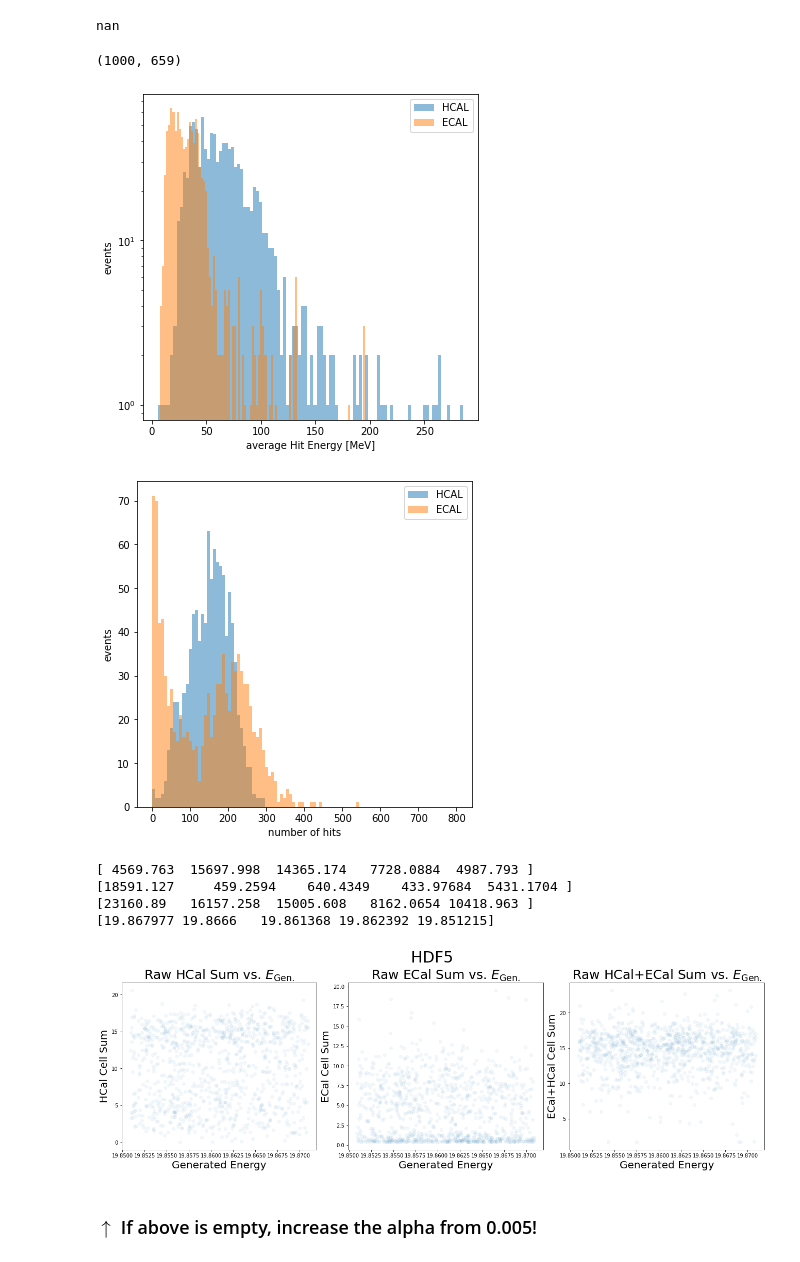
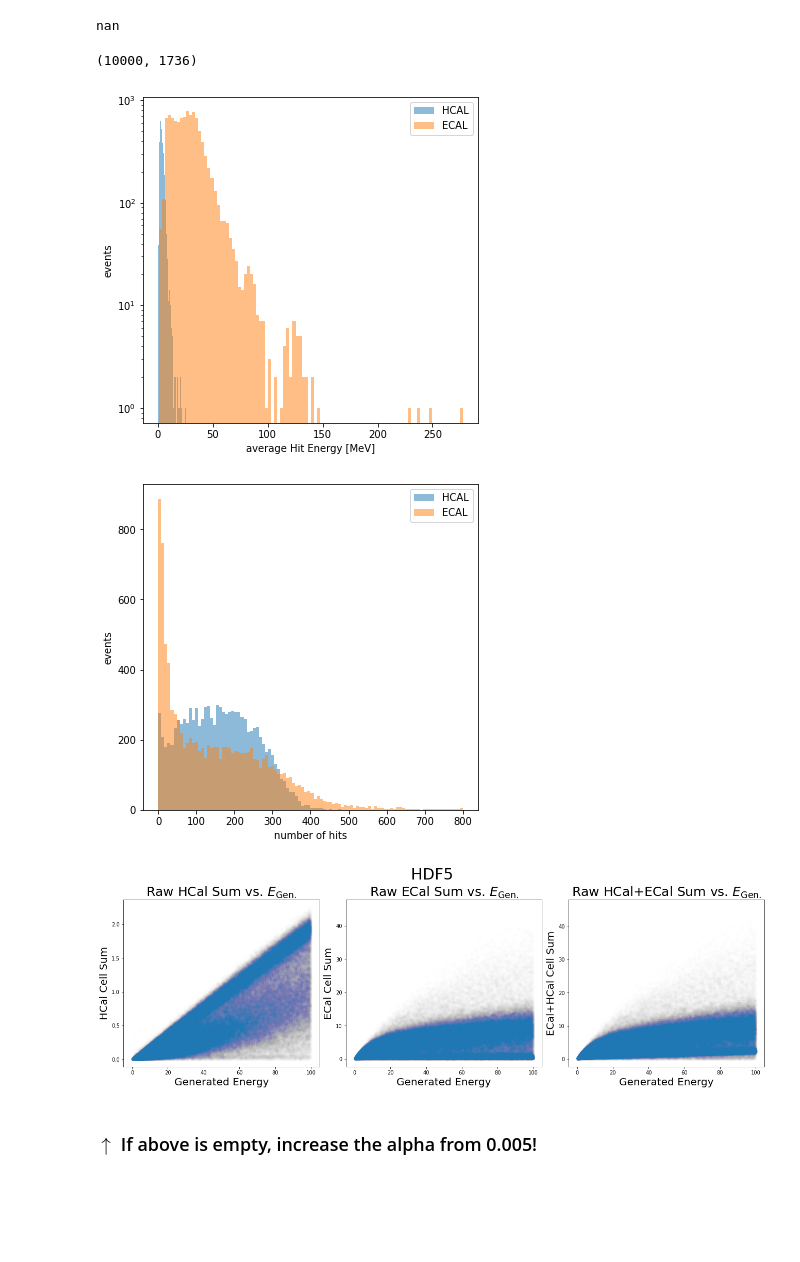
Before and after one commit to eiccodesign/regressiononly, a Jupyter notebook: H5_hitQA.ipynb, the cells around one changed output. Saved outputs shown, nothing was run; the diff lists cells and outputs as text; code cells hidden in the pictures; blank space fills up the shorter version.

```diff
--- a/H5_hitQA.ipynb
+++ b/H5_hitQA.ipynb
@@ -35,9 +35,9 @@ display_html(df1_styler._repr_html_()+df2_styler._repr_html_(), raw=True)
 # %% [markdown]
 ## Get data
 # %%
-filename = 'rec_piplus_1k.hdf5'
-#filename = 'rec_pionplus_300k.hdf5'
-#filename = 'rec_pionplus_vartheta.hdf5'
+#filename = 'rec_piplus_1k.hdf5'
+filename = 'rec_pionplus_300k.hdf5'
+#filename = 'no_Nhits_cut_300k.hdf5'
 h5_file = h5.File(filename,'r')
 print(list(h5_file.keys()))
 
@@ -238,7 +226,7 @@ for i,event in enumerate(ecal_E):
 #print('total ECAL energy[MeV]' , ECAL_total)
 #print('Average hit energy in ECAL [MeV]' , ECAL_average)
 # %% [output]
-(1000, 659)
+(10000, 1736)
 # %%
 fig = plt.figure( figsize=(6, 6))
 
@@ -252,7 +240,7 @@ plt.yscale('log')
 plt.legend()
 plt.show()
 # %% [output]
-[figure, old version]
+[figure, new version]
 # %%
 fig = plt.figure( figsize=(6, 6))
 
@@ -266,7 +254,7 @@ plt.ylabel('events')
 plt.legend()
 plt.show()
 # %% [output]
-[figure, old version]
+[figure, new version]
 # %%
 px = mc[:,3]
 py = mc[:,4]
@@ -276,4 +265,6 @@ gen_theta = mc[:,9]
 
 p = np.sqrt(px*px + py*py+ pz*pz)
 gen_E = np.sqrt(p*p + mass*mass)-mass
+# %%
+gen_E = gen_E[:,0] #only fills first MC particle, where it has GenStat ==1
 # %%
@@ -282,35 +273,26 @@ ecal_E = ecal[:,0]
 # %%
 hcal_clusterSum = np.nansum(hcal_E,axis=-1)
 ecal_clusterSum = np.nansum(ecal_E,axis=-1)
 cluster_sum = hcal_clusterSum + ecal_clusterSum
-print(hcal_clusterSum[:5])
-print(ecal_clusterSum[:5])
-print(cluster_sum[:5])
-print(gen_E[:5,0])
-
 
 fig, axes = plt.subplots(nrows=1, ncols=3, figsize=(18, 6), constrained_layout=True)
 
-axes[0].scatter(gen_E[:,0],hcal_clusterSum/1000,alpha=0.05)
+axes[0].scatter(gen_E,hcal_clusterSum/1000,alpha=0.005)
 axes[0].set_xlabel("Generated Energy",fontsize=20)
 axes[0].set_ylabel("HCal Cell Sum",fontsize=20)
 axes[0].set_title("Raw HCal Sum vs. $E_\mathrm{Gen.}$",fontsize=25)
 
-axes[1].scatter(gen_E[:,0],ecal_clusterSum/1000,alpha=0.05)
+axes[1].scatter(gen_E,ecal_clusterSum/1000,alpha=0.005)
 axes[1].set_xlabel("Generated Energy",fontsize=20)
 axes[1].set_ylabel("ECal Cell Sum",fontsize=20)
 axes[1].set_title("Raw ECal Sum vs. $E_\mathrm{Gen.}$",fontsize=25)
 
-axes[2].scatter(gen_E[:,0],cluster_sum/1000,alpha=0.05)
+axes[2].scatter(gen_E,cluster_sum/1000,alpha=0.005)
 axes[2].set_xlabel("Generated Energy",fontsize=20)
 axes[2].set_ylabel("ECal+HCal Cell Sum",fontsize=20)
 axes[2].set_title("Raw HCal+ECal Sum vs. $E_\mathrm{Gen.}$",fontsize=25)
 _ = plt.suptitle("HDF5",fontsize=30)
 # %% [output]
-[ 4569.763  15697.998  14365.174   7728.0884  4987.793 ]
-[18591.127     459.2594    640.4349    433.97684  5431.1704 ]
-[23160.89   16157.258  15005.608   8162.0654 10418.963 ]
-[19.867977 19.8666   19.861368 19.862392 19.851215]
-[figure, old version]
+[figure, new version]
 # %% [markdown]
 ### $\uparrow$ If above is empty, increase the alpha from 0.005!
```
Also changed, not shown: parts of 16 cells of this notebook, 1 other file.
